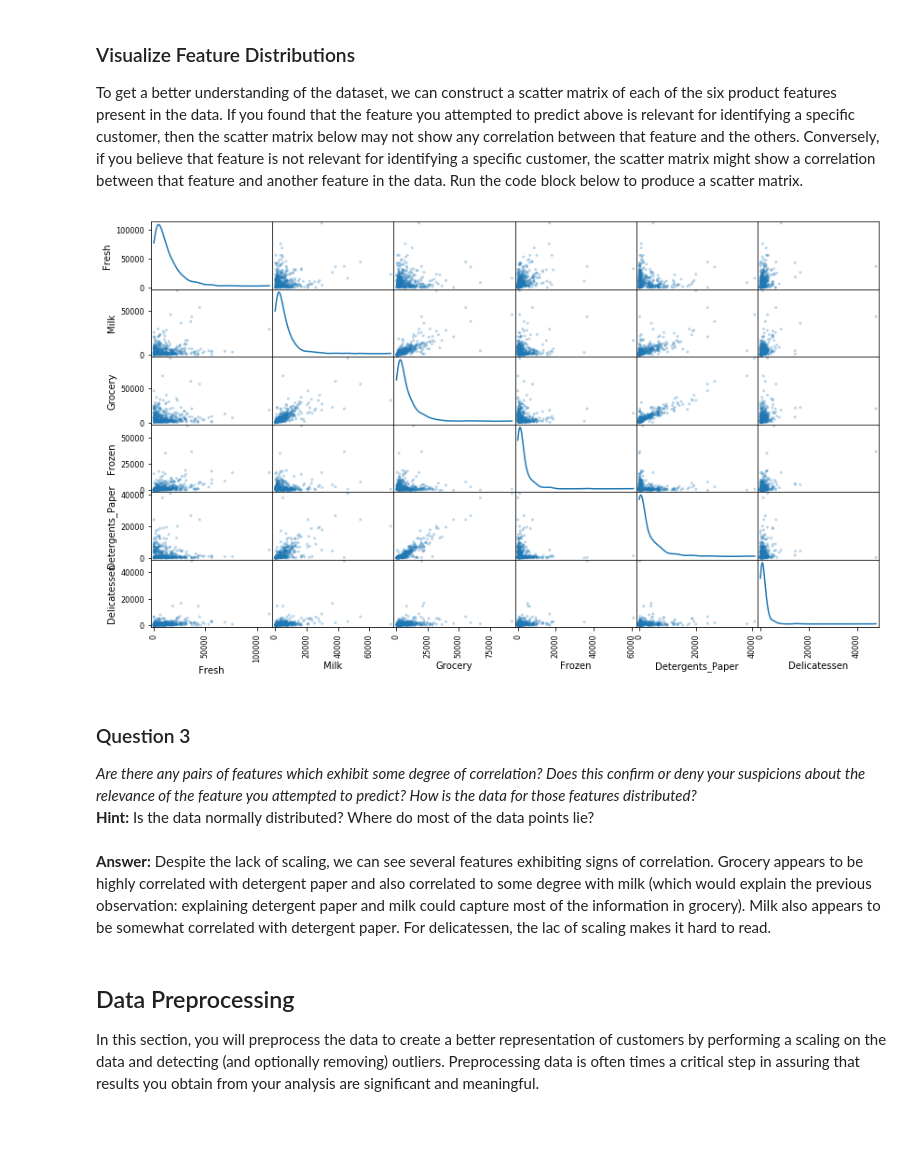
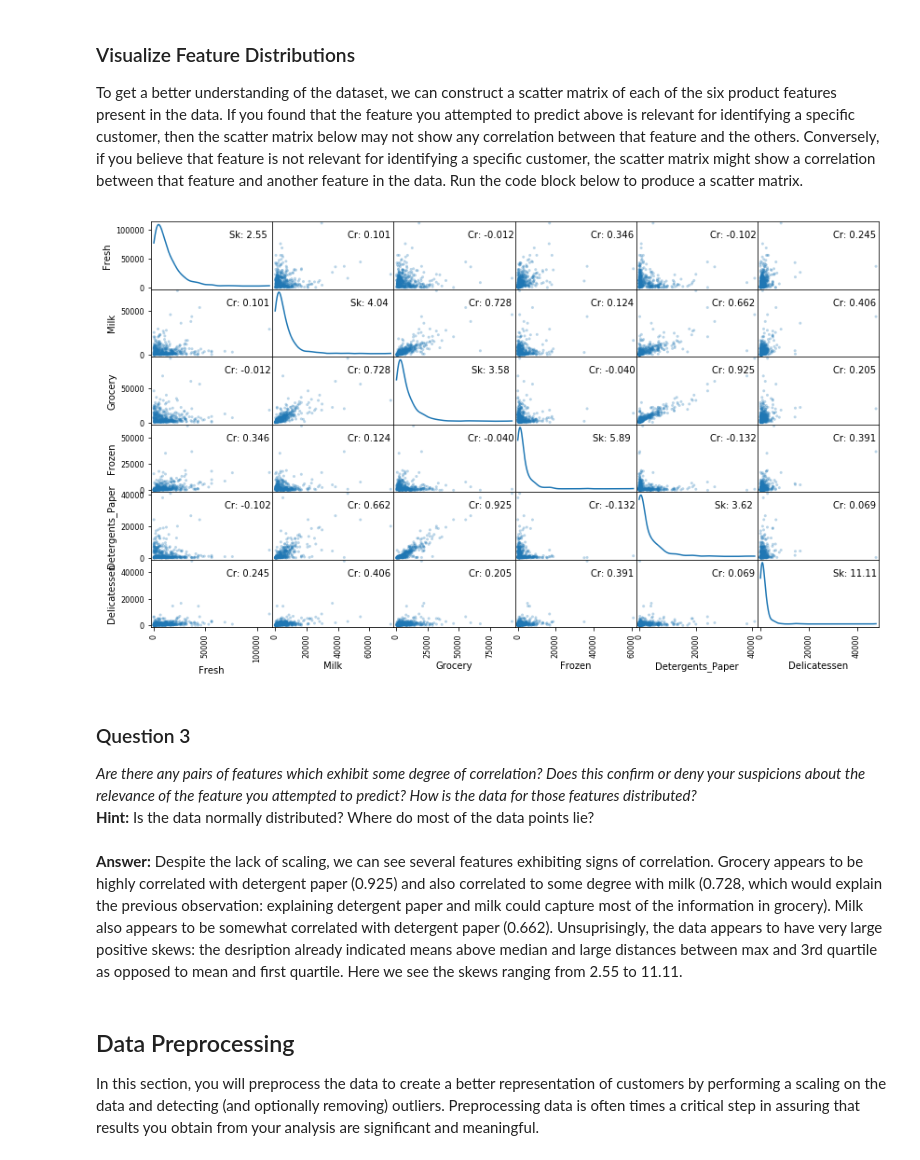
Before and after one commit to bdjidi/udacity, a Jupyter notebook: nd009/customer_segments/customer_segments.ipynb, the cells around one changed output. Saved outputs shown, nothing was run; the diff lists cells and outputs as text; code cells hidden in the pictures; blank space fills up the shorter version.

```diff
--- a/nd009/customer_segments/customer_segments.ipynb
+++ b/nd009/customer_segments/customer_segments.ipynb
@@ -121,18 +131,26 @@ I attempted to predict Grocery and ended up with a 0.7596 score which seems rath
 # %% [markdown]
 ### Visualize Feature Distributions
 To get a better understanding of the dataset, we can construct a scatter matrix of each of the six product features present in the data. If you found that the feature you attempted to predict above is relevant for identifying a specific customer, then the scatter matrix below may not show any correlation between that feature and the others. Conversely, if you believe that feature is not relevant for identifying a specific customer, the scatter matrix might show a correlation between that feature and another feature in the data. Run the code block below to produce a scatter matrix.
-# %%
-# Produce a scatter matrix for each pair of features in the data
-pd.plotting.scatter_matrix(data, alpha = 0.3, figsize = (14,8), diagonal = 'kde');
-# %% [output]
-[figure, removed]
+# %%
+# Produce a scatter matrix for each pair of features in the data
+from scipy.stats import skew
+axes = pd.plotting.scatter_matrix(data, alpha = 0.3, figsize = (14,8), diagonal = 'kde')
+corr = data.corr().as_matrix()
+for i, j in zip(*np.triu_indices_from(axes, k=0)):
+    if i == j:
+        axes[i, j].annotate("Sk: %.2f" %skew(data.iloc[:,[i]]), (0.8, 0.8), xycoords='axes fraction', ha='center', va='center')
+    else:
+        axes[i, j].annotate("Cr: %.3f" %corr[i,j], (0.8, 0.8), xycoords='axes fraction', ha='center', va='center')
+        axes[j, i].annotate("Cr: %.3f" %corr[j,i], (0.8, 0.8), xycoords='axes fraction', ha='center', va='center')
+# %% [output]
+[figure, added]
 # %% [markdown]
 ### Question 3
 *Are there any pairs of features which exhibit some degree of correlation? Does this confirm or deny your suspicions about the relevance of the feature you attempted to predict? How is the data for those features distributed?*
 **Hint:** Is the data normally distributed? Where do most of the data points lie?
 # %% [markdown]
 **Answer:**
-Despite the lack of scaling, we can see several features exhibiting signs of correlation. Grocery appears to be highly correlated with detergent paper and also correlated to some degree with milk (which would explain the previous observation: explaining detergent paper and milk could capture most of the information in grocery). Milk also appears to be somewhat correlated with detergent paper. For delicatessen, the lac of scaling makes it hard to read.
+Despite the lack of scaling, we can see several features exhibiting signs of correlation. Grocery appears to be highly correlated with detergent paper (0.925) and also correlated to some degree with milk (0.728, which would explain the previous observation: explaining detergent paper and milk could capture most of the information in grocery). Milk also appears to be somewhat correlated with detergent paper (0.662). Unsuprisingly, the data appears to have very large positive skews: the desription already indicated means above median and large distances between max and 3rd quartile as opposed to mean and first quartile. Here we see the skews ranging from 2.55 to 11.11.
 # %% [markdown]
 ## Data Preprocessing
 In this section, you will preprocess the data to create a better representation of customers by performing a scaling on the data and detecting (and optionally removing) outliers. Preprocessing data is often times a critical step in assuring that results you obtain from your analysis are significant and meaningful.
```
Also changed, not shown: parts of 13 cells of this notebook, 1 other file.
